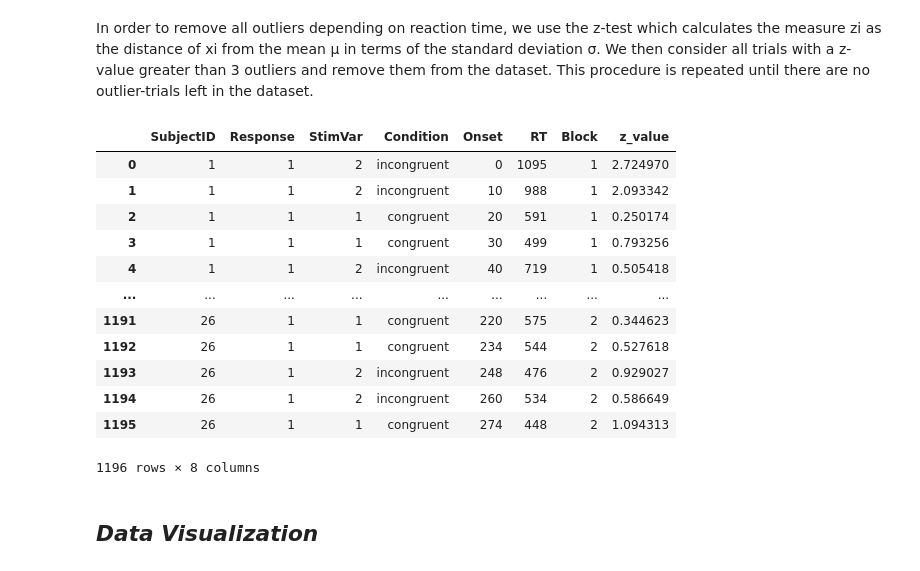
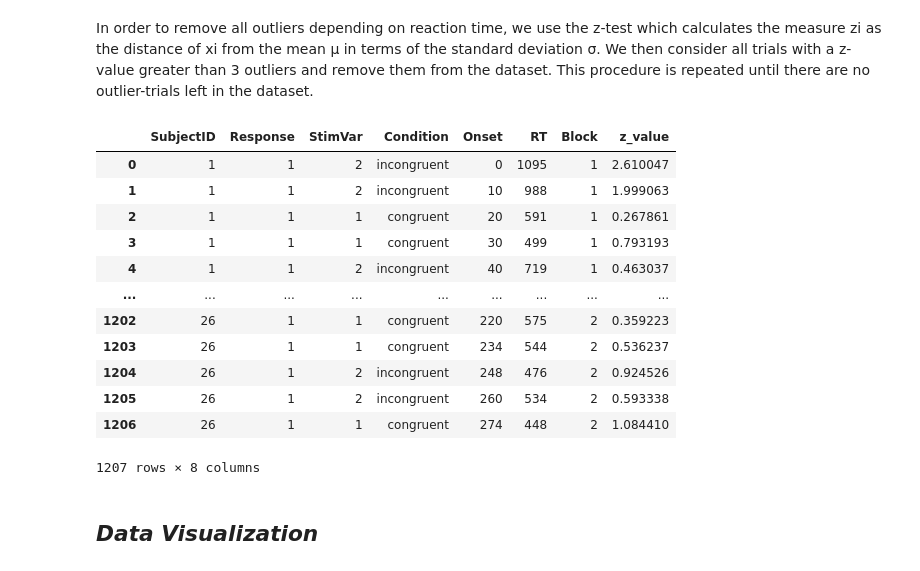
Before and after one commit to mejansen/Project_FlankerTask, a Jupyter notebook: DataSummary.ipynb, the cells around one changed output. Drawn from its saved outputs; the diff is of its cells as text; code cells hidden in the pictures.

```diff
--- a/DataSummary.ipynb
+++ b/DataSummary.ipynb
@@ -51,46 +51,46 @@ while True:
     mean = np.mean(data["RT"])
     sd = np.std(data["RT"])
 
     # calculate z-values for all data points and append them in a separate column:
     rows, cols = data.shape
     data["z_value"] = np.zeros(rows)
     for row in data.itertuples(index = True, name = "Row"):
         index = row[0]
         value = row[6]
         data.at[index, "z_value"] = abs(value - mean)/ sd
 
     # find index of data point with largest z-value
     z_max = data["z_value"].idxmax()
 
     # check if said data point is an outlier
-    if z_max > 3:
+    if data.at[z_max, "z_value"] > 3:
         # remove whiole line from the data
         data = data.drop(z_max)
     # stop if no more outliers are found
     else:
         break
 
 
 # update the indices in the df and have a brief look at it:
 rows, cols = data.shape
 # indices = np.arange(rows)
 data = data.set_index(np.arange(rows))
 
 data
 # %% [output]
 |  | SubjectID | Response | StimVar | Condition | Onset | RT | Block | z_value |
-| 0 | 1 | 1 | 2 | incongruent | 0 | 1095 | 1 | 2.724970 |
-| 1 | 1 | 1 | 2 | incongruent | 10 | 988 | 1 | 2.093342 |
-| 2 | 1 | 1 | 1 | congruent | 20 | 591 | 1 | 0.250174 |
-| 3 | 1 | 1 | 1 | congruent | 30 | 499 | 1 | 0.793256 |
-| 4 | 1 | 1 | 2 | incongruent | 40 | 719 | 1 | 0.505418 |
+| 0 | 1 | 1 | 2 | incongruent | 0 | 1095 | 1 | 2.610047 |
+| 1 | 1 | 1 | 2 | incongruent | 10 | 988 | 1 | 1.999063 |
+| 2 | 1 | 1 | 1 | congruent | 20 | 591 | 1 | 0.267861 |
+| 3 | 1 | 1 | 1 | congruent | 30 | 499 | 1 | 0.793193 |
+| 4 | 1 | 1 | 2 | incongruent | 40 | 719 | 1 | 0.463037 |
 | ... | ... | ... | ... | ... | ... | ... | ... | ... |
-| 1191 | 26 | 1 | 1 | congruent | 220 | 575 | 2 | 0.344623 |
-| 1192 | 26 | 1 | 1 | congruent | 234 | 544 | 2 | 0.527618 |
-| 1193 | 26 | 1 | 2 | incongruent | 248 | 476 | 2 | 0.929027 |
-| 1194 | 26 | 1 | 2 | incongruent | 260 | 534 | 2 | 0.586649 |
-| 1195 | 26 | 1 | 1 | congruent | 274 | 448 | 2 | 1.094313 |
+| 1202 | 26 | 1 | 1 | congruent | 220 | 575 | 2 | 0.359223 |
+| 1203 | 26 | 1 | 1 | congruent | 234 | 544 | 2 | 0.536237 |
+| 1204 | 26 | 1 | 2 | incongruent | 248 | 476 | 2 | 0.924526 |
+| 1205 | 26 | 1 | 2 | incongruent | 260 | 534 | 2 | 0.593338 |
+| 1206 | 26 | 1 | 1 | congruent | 274 | 448 | 2 | 1.084410 |
-1196 rows × 8 columns
+1207 rows × 8 columns
 # %% [markdown]
 ## ***Data Visualization***
 # %% [markdown]
```
